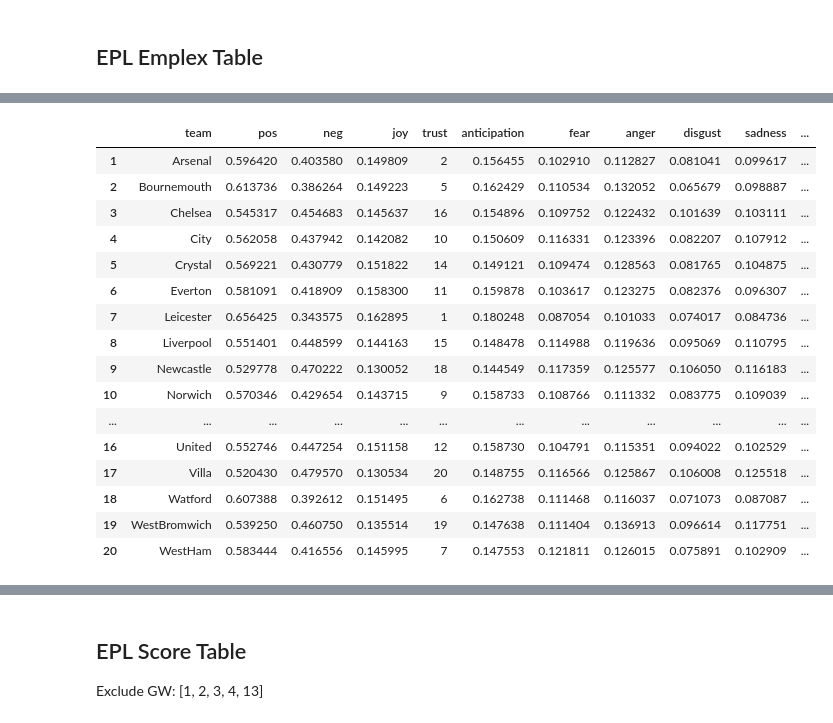
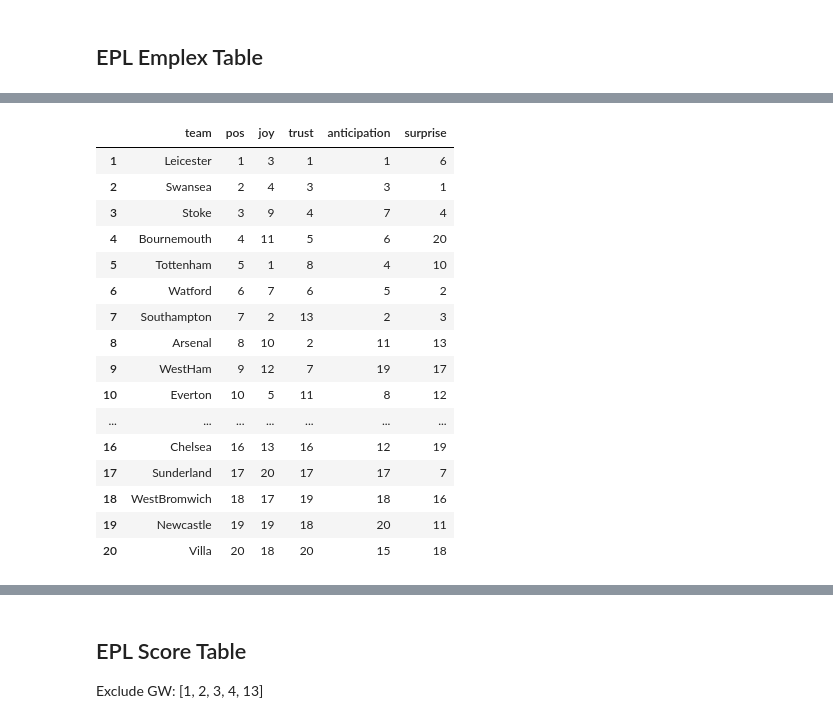
Before and after one commit to byam/predictEPL, a Jupyter notebook: Computation/[Sentiment Table] Emolex Count.ipynb, the cells around one changed output, grey strips where cells are left out. Saved outputs shown, nothing was run; the diff lists cells and outputs as text; code cells hidden in the pictures.

```diff
--- a/Computation/[Sentiment Table] Emolex Count.ipynb
+++ b/Computation/[Sentiment Table] Emolex Count.ipynb
@@ -328,34 +328,51 @@ dfSentTable.sort_values(['neg'], ascending=[False])
 # %%
 dfRank = dfSentTable.copy()
 dfRank.index = range(1, 21)
 
 def RankSent(dfRank, sent):
     pos_index = dfRank.sort_values([sent], ascending=[False]).index
 
     l = [0] * 20
 
     for index in range(len(pos_index)):
         l[pos_index[index] - 1] = index + 1
 
     dfRank[sent] = l
     return dfRank
 
-RankSent(dfRank, 'trust')
+# Rank by Sentiments
+dfRank = RankSent(dfRank, 'pos').copy()
+dfRank = RankSent(dfRank, 'joy').copy()
+dfRank = RankSent(dfRank, 'trust').copy()
+dfRank = RankSent(dfRank, 'anticipation').copy()
+
+dfRank = RankSent(dfRank, 'neg').copy()
+dfRank = RankSent(dfRank, 'fear').copy()
+dfRank = RankSent(dfRank, 'anger').copy()
+dfRank = RankSent(dfRank, 'disgust').copy()
+dfRank = RankSent(dfRank, 'sadness').copy()
+dfRank = RankSent(dfRank, 'surprise').copy()
+
+# Positive Table
+dfTablePos = dfRank[['team', 'pos', 'joy', 'trust', 'anticipation', 'surprise']].copy()
+dfTablePos = dfTablePos.sort_values(['pos'], ascending=True).reset_index(drop=True)
+dfTablePos.index = range(1, 21)
+dfTablePos
 # %% [output]
-|  | team | pos | neg | joy | trust | anticipation | fear | anger | disgust | sadness | ... |
-| 1 | Arsenal | 0.596420 | 0.403580 | 0.149809 | 2 | 0.156455 | 0.102910 | 0.112827 | 0.081041 | 0.099617 | ... |
-| 2 | Bournemouth | 0.613736 | 0.386264 | 0.149223 | 5 | 0.162429 | 0.110534 | 0.132052 | 0.065679 | 0.098887 | ... |
-| 3 | Chelsea | 0.545317 | 0.454683 | 0.145637 | 16 | 0.154896 | 0.109752 | 0.122432 | 0.101639 | 0.103111 | ... |
-| 4 | City | 0.562058 | 0.437942 | 0.142082 | 10 | 0.150609 | 0.116331 | 0.123396 | 0.082207 | 0.107912 | ... |
-| 5 | Crystal | 0.569221 | 0.430779 | 0.151822 | 14 | 0.149121 | 0.109474 | 0.128563 | 0.081765 | 0.104875 | ... |
-| 6 | Everton | 0.581091 | 0.418909 | 0.158300 | 11 | 0.159878 | 0.103617 | 0.123275 | 0.082376 | 0.096307 | ... |
-| 7 | Leicester | 0.656425 | 0.343575 | 0.162895 | 1 | 0.180248 | 0.087054 | 0.101033 | 0.074017 | 0.084736 | ... |
-| 8 | Liverpool | 0.551401 | 0.448599 | 0.144163 | 15 | 0.148478 | 0.114988 | 0.119636 | 0.095069 | 0.110795 | ... |
-| 9 | Newcastle | 0.529778 | 0.470222 | 0.130052 | 18 | 0.144549 | 0.117359 | 0.125577 | 0.106050 | 0.116183 | ... |
-| 10 | Norwich | 0.570346 | 0.429654 | 0.143715 | 9 | 0.158733 | 0.108766 | 0.111332 | 0.083775 | 0.109039 | ... |
-| ... | ... | ... | ... | ... | ... | ... | ... | ... | ... | ... | ... |
-| 16 | United | 0.552746 | 0.447254 | 0.151158 | 12 | 0.158730 | 0.104791 | 0.115351 | 0.094022 | 0.102529 | ... |
-| 17 | Villa | 0.520430 | 0.479570 | 0.130534 | 20 | 0.148755 | 0.116566 | 0.125867 | 0.106008 | 0.125518 | ... |
-| 18 | Watford | 0.607388 | 0.392612 | 0.151495 | 6 | 0.162738 | 0.111468 | 0.116037 | 0.071073 | 0.087087 | ... |
-| 19 | WestBromwich | 0.539250 | 0.460750 | 0.135514 | 19 | 0.147638 | 0.111404 | 0.136913 | 0.096614 | 0.117751 | ... |
-| 20 | WestHam | 0.583444 | 0.416556 | 0.145995 | 7 | 0.147553 | 0.121811 | 0.126015 | 0.075891 | 0.102909 | ... |
+|  | team | pos | joy | trust | anticipation | surprise |
+| 1 | Leicester | 1 | 3 | 1 | 1 | 6 |
+| 2 | Swansea | 2 | 4 | 3 | 3 | 1 |
+| 3 | Stoke | 3 | 9 | 4 | 7 | 4 |
+| 4 | Bournemouth | 4 | 11 | 5 | 6 | 20 |
+| 5 | Tottenham | 5 | 1 | 8 | 4 | 10 |
+| 6 | Watford | 6 | 7 | 6 | 5 | 2 |
+| 7 | Southampton | 7 | 2 | 13 | 2 | 3 |
+| 8 | Arsenal | 8 | 10 | 2 | 11 | 13 |
+| 9 | WestHam | 9 | 12 | 7 | 19 | 17 |
+| 10 | Everton | 10 | 5 | 11 | 8 | 12 |
+| ... | ... | ... | ... | ... | ... | ... |
+| 16 | Chelsea | 16 | 13 | 16 | 12 | 19 |
+| 17 | Sunderland | 17 | 20 | 17 | 17 | 7 |
+| 18 | WestBromwich | 18 | 17 | 19 | 18 | 16 |
+| 19 | Newcastle | 19 | 19 | 18 | 20 | 11 |
+| 20 | Villa | 20 | 18 | 20 | 15 | 18 |
```
Also changed, not shown: parts of 3 cells of this notebook, 5 other files.
